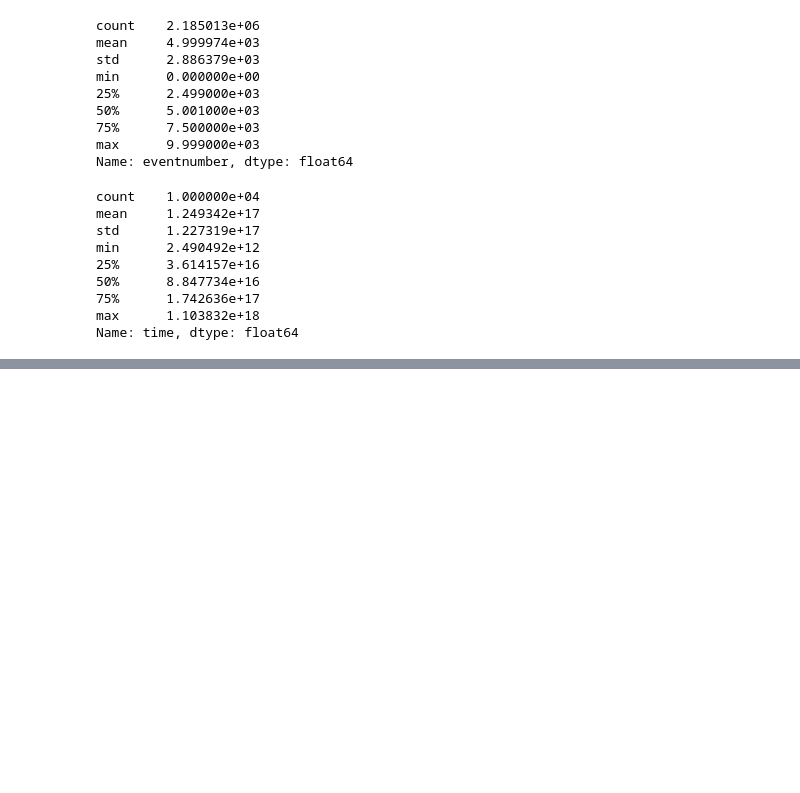
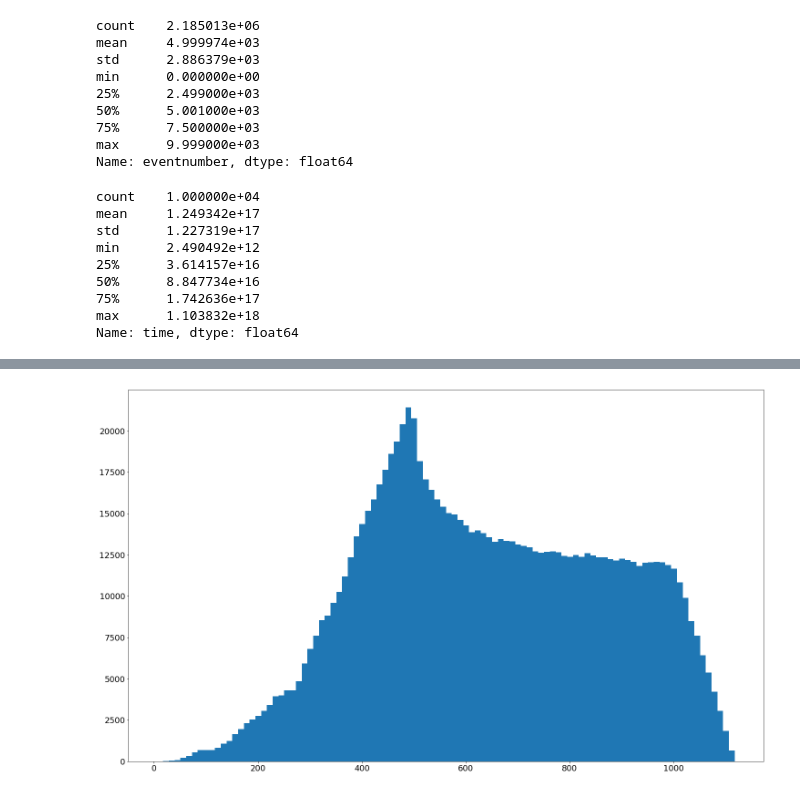
Before and after one commit to luigiberducci/ML4NP, a Jupyter notebook: Notebooks/analysis_1e6_ar39.ipynb, the cells around one changed output, grey strips where cells are left out. Saved outputs shown, nothing was run; the diff lists cells and outputs as text; code cells hidden in the pictures; blank space fills up the shorter version.

```diff
--- a/Notebooks/analysis_1e6_ar39.ipynb
+++ b/Notebooks/analysis_1e6_ar39.ipynb
@@ -216,0 +239,7 @@ Name: time, dtype: float64
+# %%
+space_ar39 = df[df.PID==1000190390][["x", "y", "z"]]
+# %%
+plt.hist((space_ar39.x**2 + space_ar39.y**2 + space_ar39.z**2)**.5, bins=100)
+plt.show()
+# %% [output]
+[figure, added]
```
Also changed, not shown: parts of 7 cells of this notebook, 1 other file.
